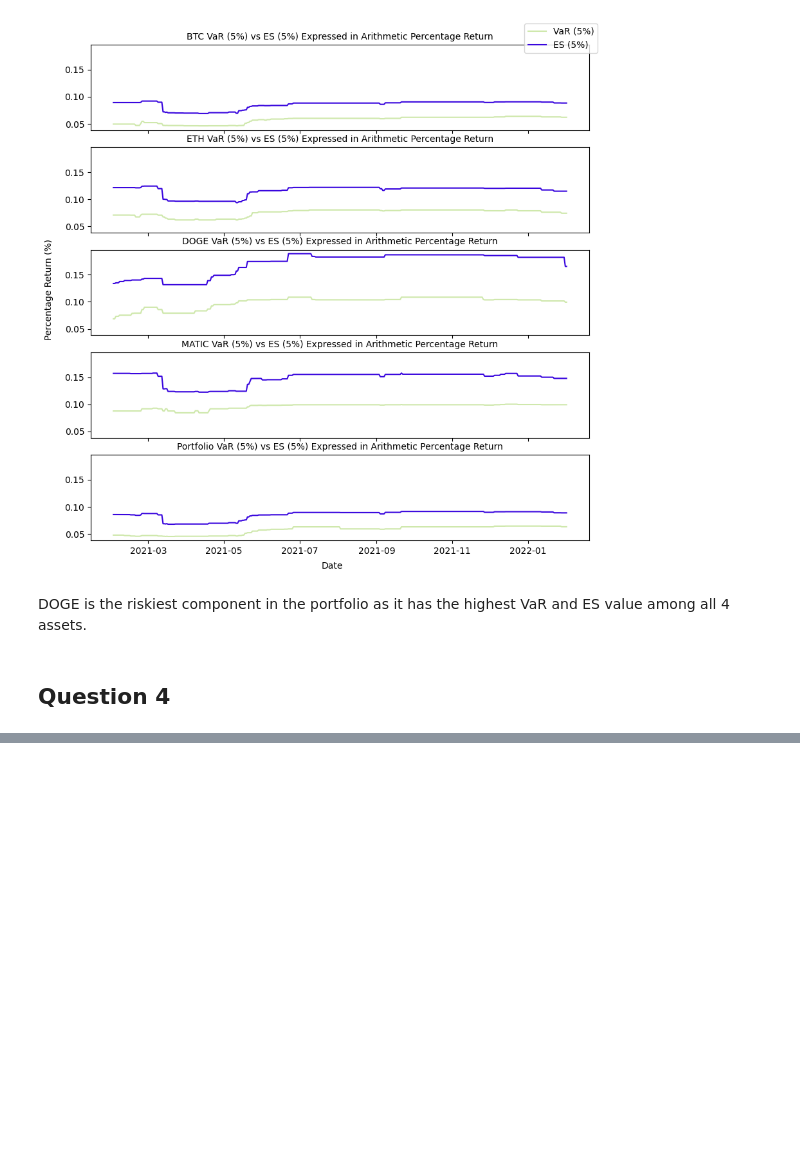
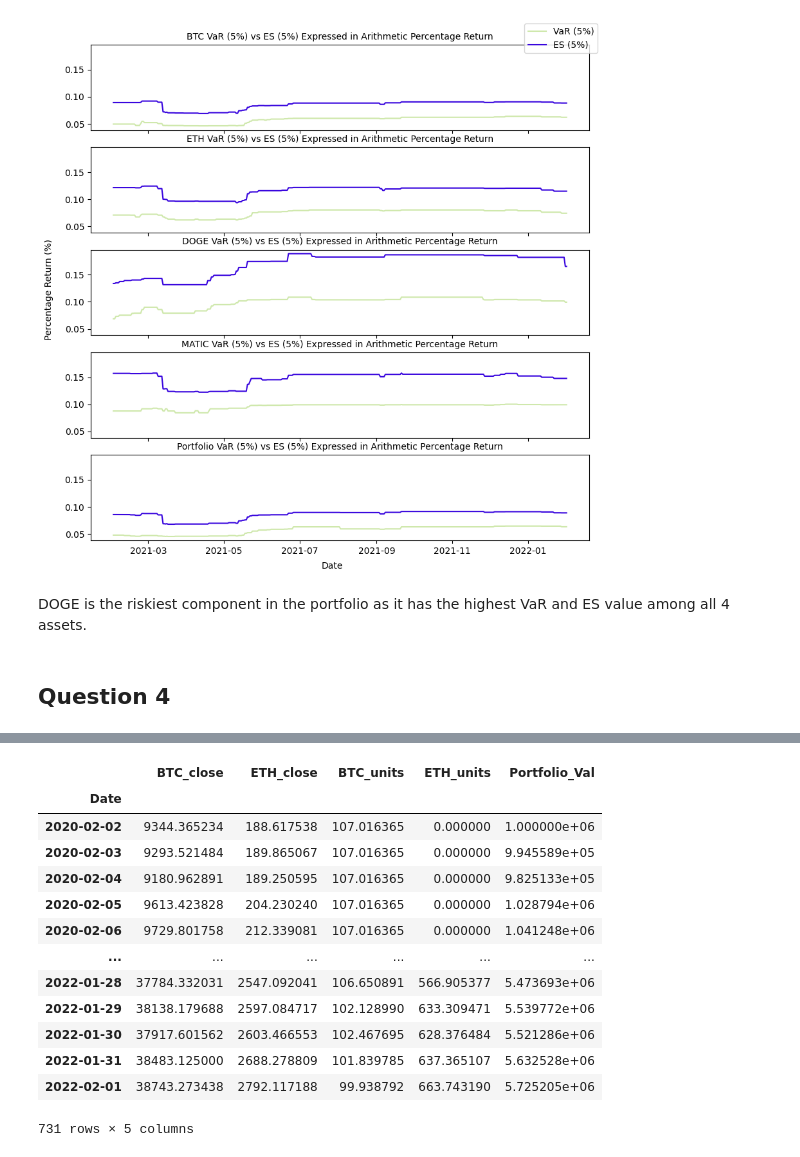
Before and after one commit to remuslum/BT4016team, a Jupyter notebook: Project.ipynb, the cells around one changed output, grey strips where cells are left out. Cells and saved outputs as stored; diff of their text form; code cells hidden in the pictures; blank space fills up the shorter version.

```diff
--- a/Project.ipynb
+++ b/Project.ipynb
@@ -810,0 +637,18 @@ plt.show()
+# %%
+weights_df3 = pd.DataFrame(columns=['BTC', 'ETH'])
+
+for i in range(0, len(simple_returns)):
+    date = pd.to_datetime(simple_returns.iloc[i].name, format='%Y-%m-%d')
+    past_365 = simple_returns.iloc[(i-365):(i)][['BTC_return','ETH_return']]
+    past_365 = deepcopy(past_365)
+    if len(past_365) == 365:
+        optimal_weights = get_optimized_portfolio(past_365, returns_scale = 0.5, max_holding=1)
+        weights_df3.loc[date] = np.round(optimal_weights, 4)
+    else:
+        weights_df3.loc[date] = np.NaN
+# %%
+weights_df3.dropna(inplace=True)
+mod_weights_no_lim_holdings_df = deepcopy(weights_df3)
+newethweightatpurchase = mod_weights_no_lim_holdings_df.loc['2021-01-01']['ETH']
+newbtcweightatpurchase = mod_weights_no_lim_holdings_df.loc['2021-01-01']['BTC']
+print(f'Weight of BTC and ETH in our modified no limit setting portfolio on 2021-01-01 are: {newbtcweightatpurchase}, {newethweightatpurchase} respectively')
@@ -810,0 +670,31 @@ plt.show()
+# %%
+df_btceth = df2.loc['2020-02-02':][['BTC_close', 'ETH_close']]
+INITIAL_FUND = 1000000
+df_btceth.loc['2020-02-02', 'BTC_units'] = INITIAL_FUND * weights_df3.loc['2020-02-02', 'BTC'] / df_btceth.loc['2020-02-02', 'BTC_close']
+df_btceth.loc['2020-02-02', 'ETH_units'] = INITIAL_FUND * weights_df3.loc['2020-02-02', 'ETH'] / df_btceth.loc['2020-02-02', 'ETH_close']
+df_btceth.loc['2020-02-02', 'Portfolio_Val'] = df_btceth.loc['2020-02-02', 'BTC_units'] * df_btceth.loc['2020-02-02', 'BTC_close'] + df_btceth.loc['2020-02-02', 'ETH_units'] * df_btceth.loc['2020-02-02', 'ETH_close']
+# %%
+for i in range(1, len(weights_df3)):
+    portfolio_worth_nextday = df_btceth.iloc[i-1, 2] * df_btceth.iloc[i, 0] + df_btceth.iloc[i-1, 3] * df_btceth.iloc[i, 1]
+    investment_BTC = portfolio_worth_nextday * weights_df3.iloc[i, 0]
+    investment_ETH = portfolio_worth_nextday * weights_df3.iloc[i, 1]
+    df_btceth.iloc[i, 2] = investment_BTC / df_btceth.iloc[i, 0]
+    df_btceth.iloc[i, 3] = investment_ETH / df_btceth.iloc[i, 1]
+    df_btceth.iloc[i, 4] = df_btceth.iloc[i, 2] * df_btceth.iloc[i, 0] + df_btceth.iloc[i, 3] * df_btceth.iloc[i, 1]
+# %%
+df_btceth
+# %% [output]
+|  | BTC_close | ETH_close | BTC_units | ETH_units | Portfolio_Val |
+| Date |  |  |  |  |  |
+| 2020-02-02 | 9344.365234 | 188.617538 | 107.016365 | 0.000000 | 1.000000e+06 |
+| 2020-02-03 | 9293.521484 | 189.865067 | 107.016365 | 0.000000 | 9.945589e+05 |
+| 2020-02-04 | 9180.962891 | 189.250595 | 107.016365 | 0.000000 | 9.825133e+05 |
+| 2020-02-05 | 9613.423828 | 204.230240 | 107.016365 | 0.000000 | 1.028794e+06 |
+| 2020-02-06 | 9729.801758 | 212.339081 | 107.016365 | 0.000000 | 1.041248e+06 |
+| ... | ... | ... | ... | ... | ... |
+| 2022-01-28 | 37784.332031 | 2547.092041 | 106.650891 | 566.905377 | 5.473693e+06 |
+| 2022-01-29 | 38138.179688 | 2597.084717 | 102.128990 | 633.309471 | 5.539772e+06 |
+| 2022-01-30 | 37917.601562 | 2603.466553 | 102.467695 | 628.376484 | 5.521286e+06 |
+| 2022-01-31 | 38483.125000 | 2688.278809 | 101.839785 | 637.365107 | 5.632528e+06 |
+| 2022-02-01 | 38743.273438 | 2792.117188 | 99.938792 | 663.743190 | 5.725205e+06 |
+731 rows × 5 columns
```
Also changed, not shown: parts of 52 cells of this notebook.
